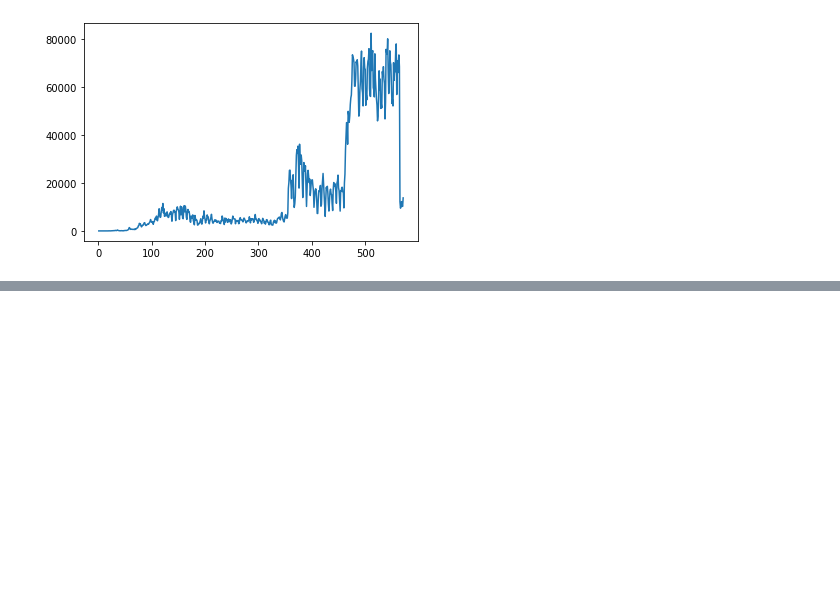
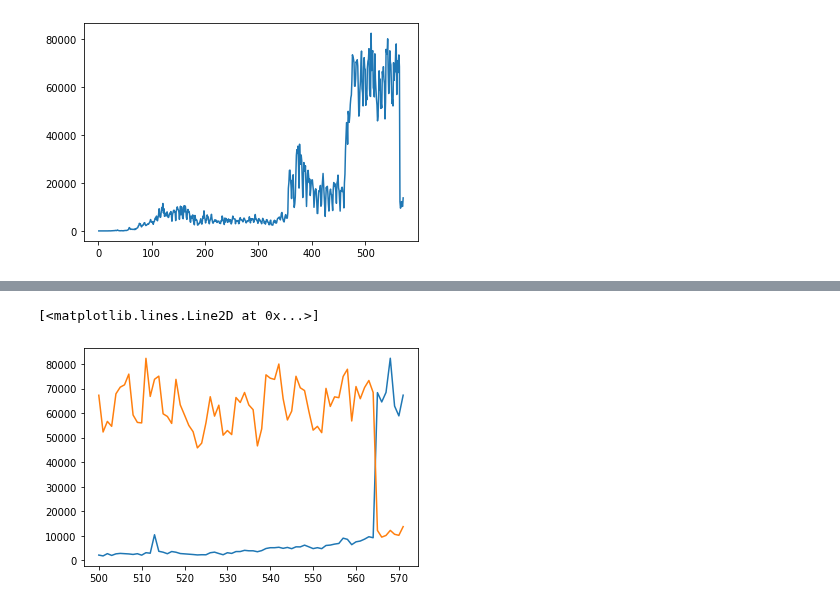
Before and after one commit to Anusarakh/DPDM2021, a Jupyter notebook: Data_102(Chapter_2).ipynb, the cells around one changed output, grey strips where cells are left out. Drawn from its saved outputs; the diff is of its cells as text; code cells hidden in the pictures; blank space fills up the shorter version.

```diff
--- a/Data_102(Chapter_2).ipynb
+++ b/Data_102(Chapter_2).ipynb
@@ -258,0 +271,6 @@ plt.plot(data.iloc[564:,1])
+# %%
+plt.plot(data.iloc[500:,1])
+plt.plot(data.iloc[500:,2])
+# %% [output]
+[<matplotlib.lines.Line2D at 0x...>]
+[figure, added]
```
Also changed, not shown: parts of 23 cells of this notebook.
